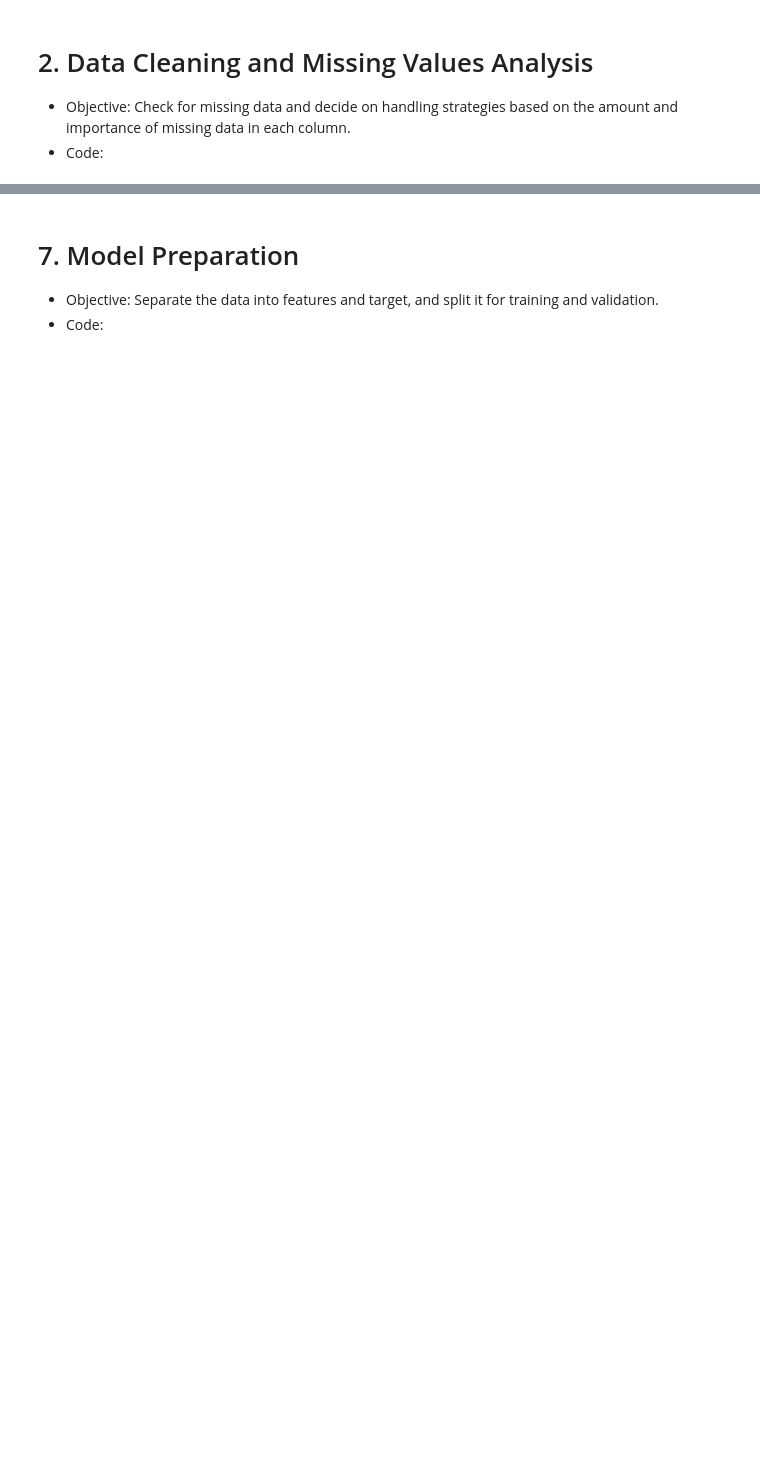
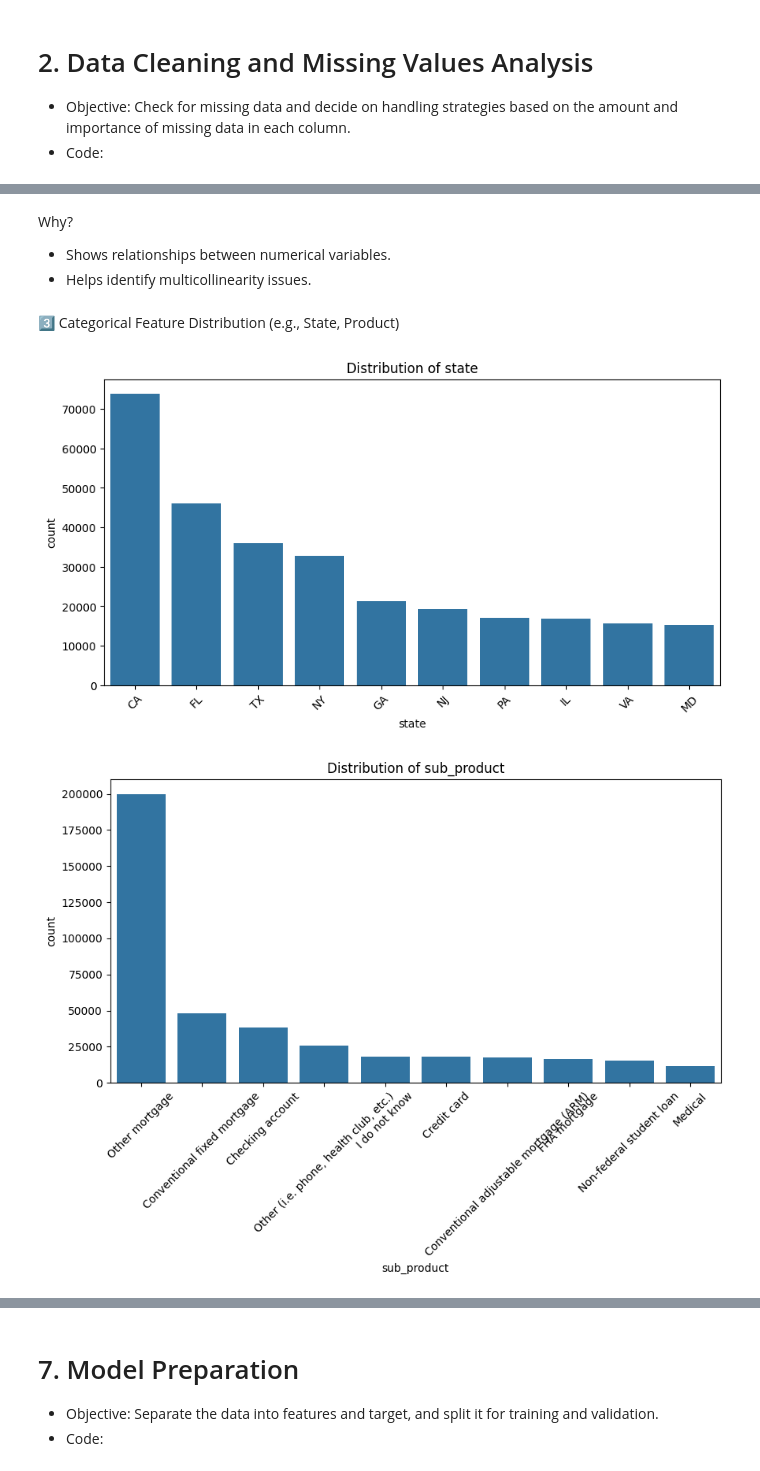
Before and after one commit to DarnasiMadhanMohan/DataScience_Projects, a Jupyter notebook: Consumer_Complaint_resolution/Project.ipynb, the cells around one changed output, grey strips where cells are left out. Drawn from its saved outputs; the diff is of its cells as text; code cells hidden in the pictures; blank space fills up the shorter version.

```diff
--- a/Consumer_Complaint_resolution/Project.ipynb
+++ b/Consumer_Complaint_resolution/Project.ipynb
@@ -595,0 +300,20 @@ Explanation of Changes
+# %% [markdown]
+Why?
+
+* Shows relationships between numerical variables.
+* Helps identify multicollinearity issues.
+# %% [markdown]
+3️⃣ Categorical Feature Distribution (e.g., State, Product)
+# %%
+# Visualizing categorical features
+cat_cols = ['state', 'sub_product']  # Add more if needed
+
+for col in cat_cols:
+    plt.figure(figsize=(10, 5))
+    sns.countplot(data=train_data, x=col, order=train_data[col].value_counts().index[:10])
+    plt.title(f'Distribution of {col}')
+    plt.xticks(rotation=45)
+    plt.show()
+# %% [output]
+[figure, added]
+[figure, added]
```
Also changed, not shown: parts of 120 cells of this notebook, 2 other files.
